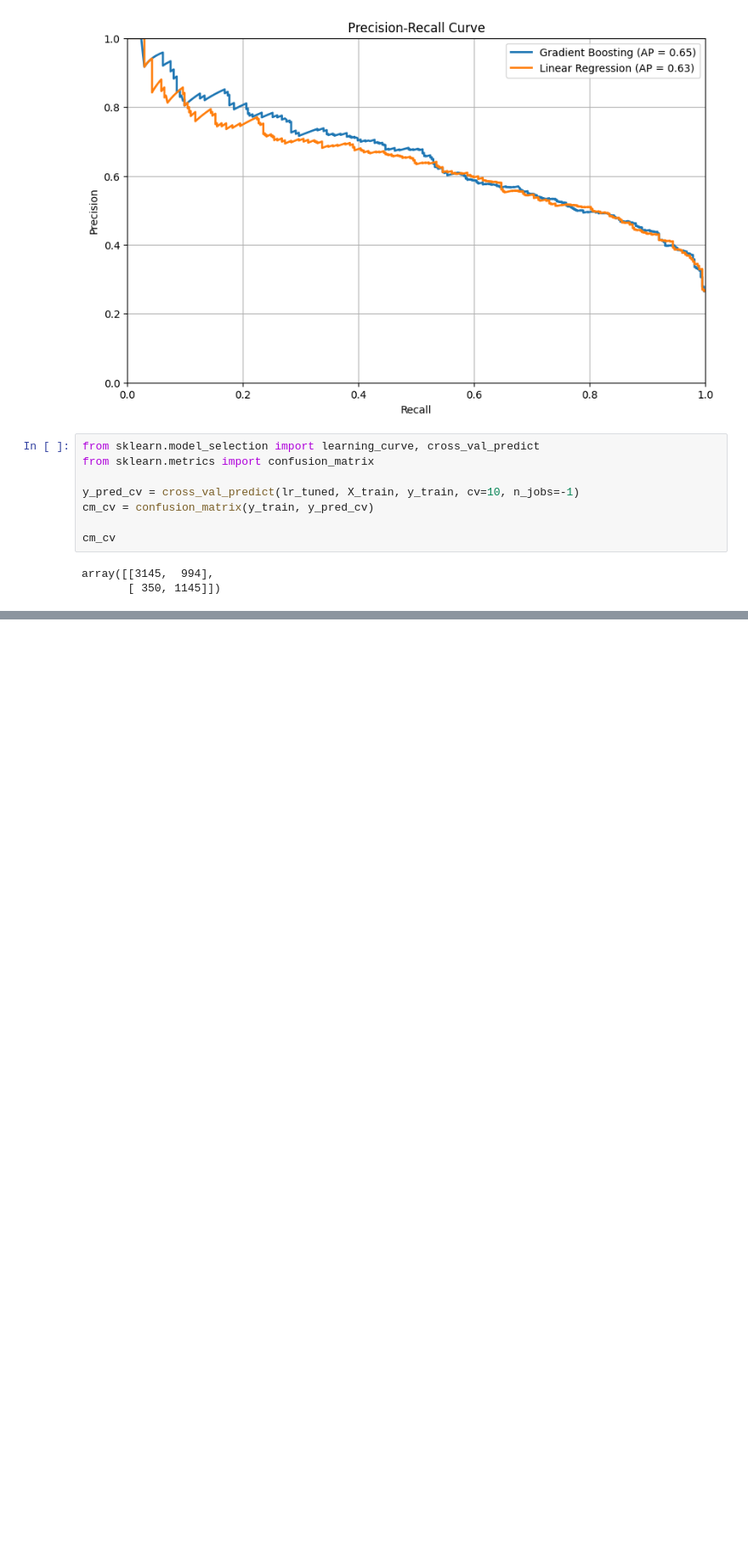
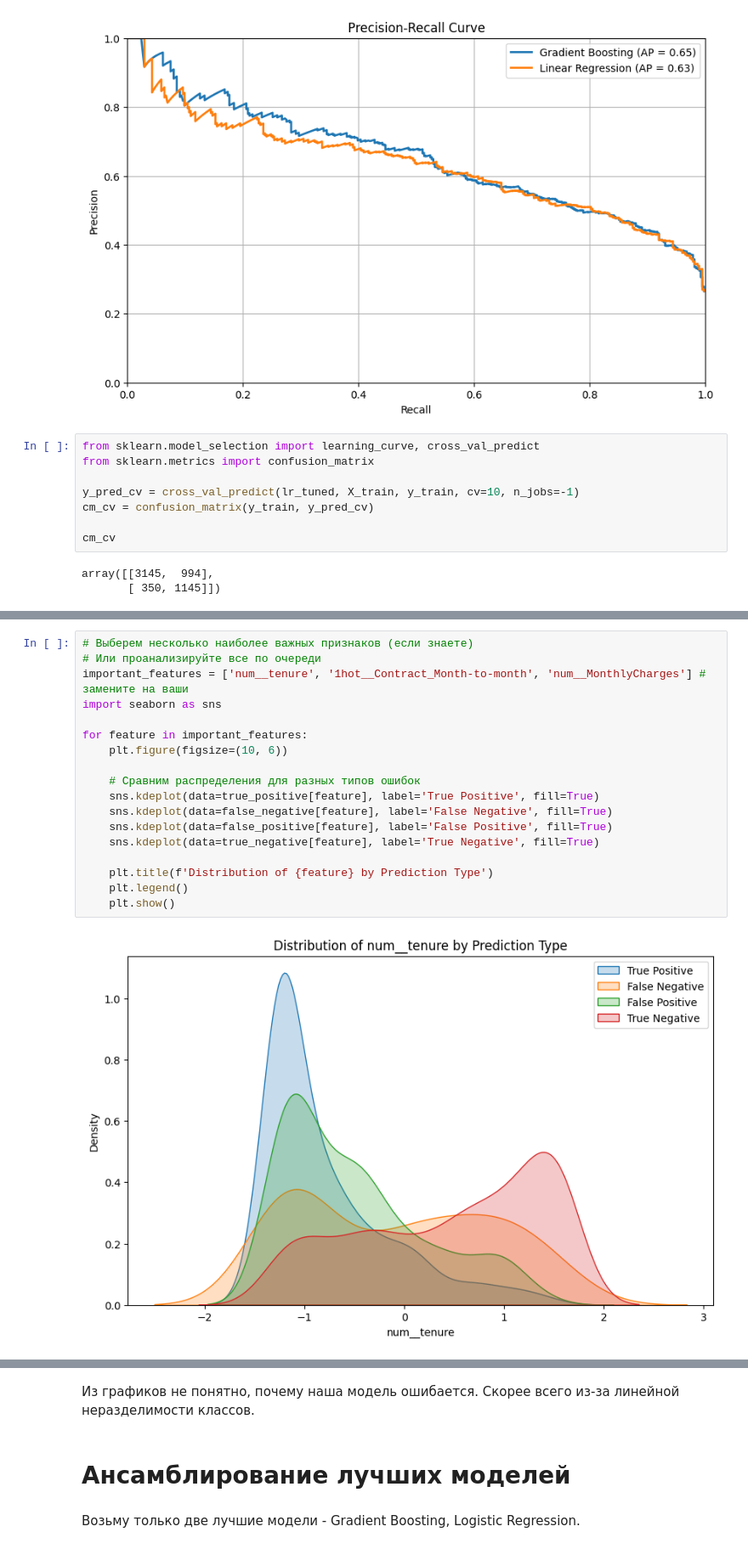
Before and after one commit to rezect/customer-churn-prediction, a Jupyter notebook: notebooks/03_modeling.ipynb, the cells around one changed output, grey strips where cells are left out. Shown: that part at 85% size. Drawn from its saved outputs; the diff is of its cells as text; blank space fills up the shorter version.

```diff
--- a/notebooks/03_modeling.ipynb
+++ b/notebooks/03_modeling.ipynb
@@ -333,0 +435,20 @@ array([[3189,  950],
+# %%
+# Выберем несколько наиболее важных признаков (если знаете)
+# Или проанализируйте все по очереди
+important_features = ['num__tenure', '1hot__Contract_Month-to-month', 'num__MonthlyCharges'] # замените на ваши
+import seaborn as sns
+
+for feature in important_features:
+    plt.figure(figsize=(10, 6))
+
+    # Сравним распределения для разных типов ошибок
+    sns.kdeplot(data=true_positive[feature], label='True Positive', fill=True)
+    sns.kdeplot(data=false_negative[feature], label='False Negative', fill=True)
+    sns.kdeplot(data=false_positive[feature], label='False Positive', fill=True)
+    sns.kdeplot(data=true_negative[feature], label='True Negative', fill=True)
+
+    plt.title(f'Distribution of {feature} by Prediction Type')
+    plt.legend()
+    plt.show()
+# %% [output]
+[figure, added]
@@ -333,0 +457,6 @@ array([[3189,  950],
+# %% [markdown]
+Из графиков не понятно, почему наша модель ошибается. Скорее всего из-за линейной неразделимости классов.
+# %% [markdown]
+# Ансамблирование лучших моделей
+# %% [markdown]
+Возьму только две лучшие модели - Gradient Boosting, Logistic Regression.
```
Also changed, not shown: parts of 12 cells of this notebook, 1 other file.
